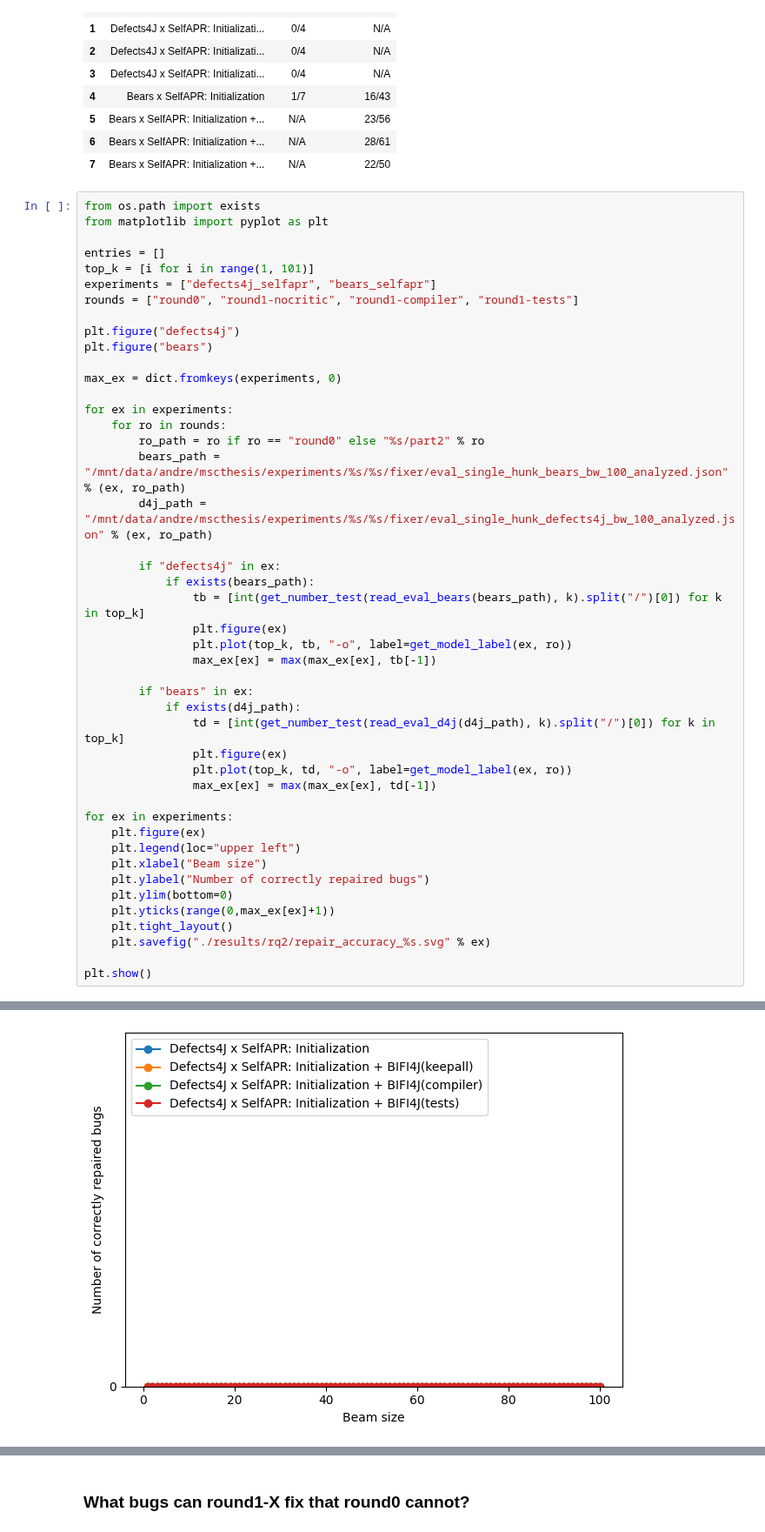
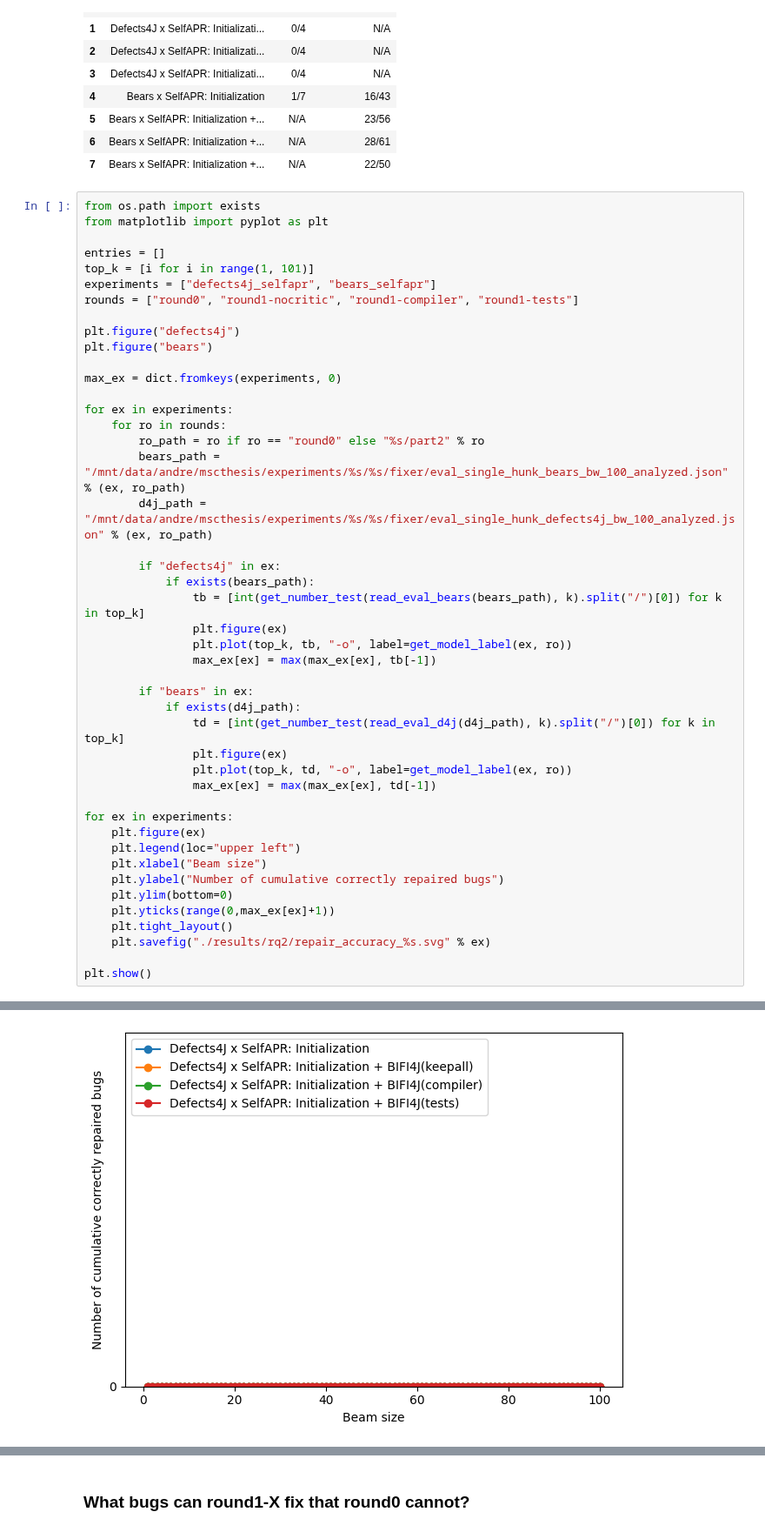
Before and after one commit to andre15silva/mufin, a Jupyter notebook: models_analysis.ipynb, the cells around one changed output, grey strips where cells are left out. Shown at 87% size. Cells and saved outputs as stored; diff of their text form.

```diff
--- a/models_analysis.ipynb
+++ b/models_analysis.ipynb
@@ -519,32 +519,32 @@ for ex in experiments:
         bears_path = "/mnt/data/andre/mscthesis/experiments/%s/%s/fixer/eval_single_hunk_bears_bw_100_analyzed.json" % (ex, ro_path)
         d4j_path = "/mnt/data/andre/mscthesis/experiments/%s/%s/fixer/eval_single_hunk_defects4j_bw_100_analyzed.json" % (ex, ro_path)
 
         if "defects4j" in ex:
             if exists(bears_path):
                 tb = [int(get_number_test(read_eval_bears(bears_path), k).split("/")[0]) for k in top_k]
                 plt.figure(ex)
                 plt.plot(top_k, tb, "-o", label=get_model_label(ex, ro))
                 max_ex[ex] = max(max_ex[ex], tb[-1])
 
         if "bears" in ex:
             if exists(d4j_path):
                 td = [int(get_number_test(read_eval_d4j(d4j_path), k).split("/")[0]) for k in top_k]
                 plt.figure(ex)
                 plt.plot(top_k, td, "-o", label=get_model_label(ex, ro))
                 max_ex[ex] = max(max_ex[ex], td[-1])
 
 for ex in experiments:
     plt.figure(ex)
     plt.legend(loc="upper left")
     plt.xlabel("Beam size")
-    plt.ylabel("Number of correctly repaired bugs")
+    plt.ylabel("Number of cumulative correctly repaired bugs")
     plt.ylim(bottom=0)
     plt.yticks(range(0,max_ex[ex]+1))
     plt.tight_layout()
     plt.savefig("./results/rq2/repair_accuracy_%s.svg" % ex)
 
 plt.show()
 # %% [output]
 <Figure size 640x480 with 0 Axes>
 <Figure size 640x480 with 0 Axes>
-[figure, old version]
+[figure, new version]
```
Also changed, not shown: parts of 3 cells of this notebook, 6 other files.
